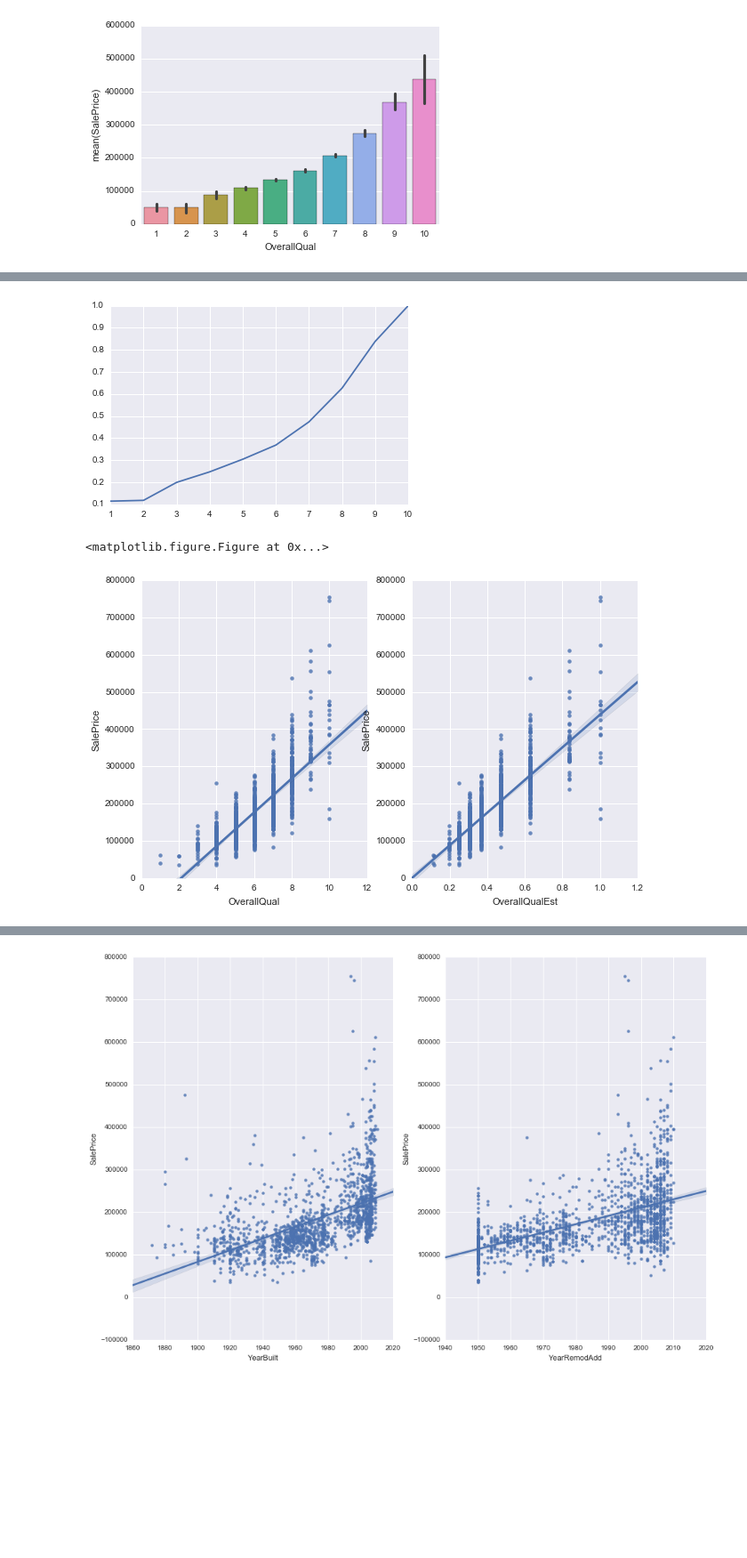
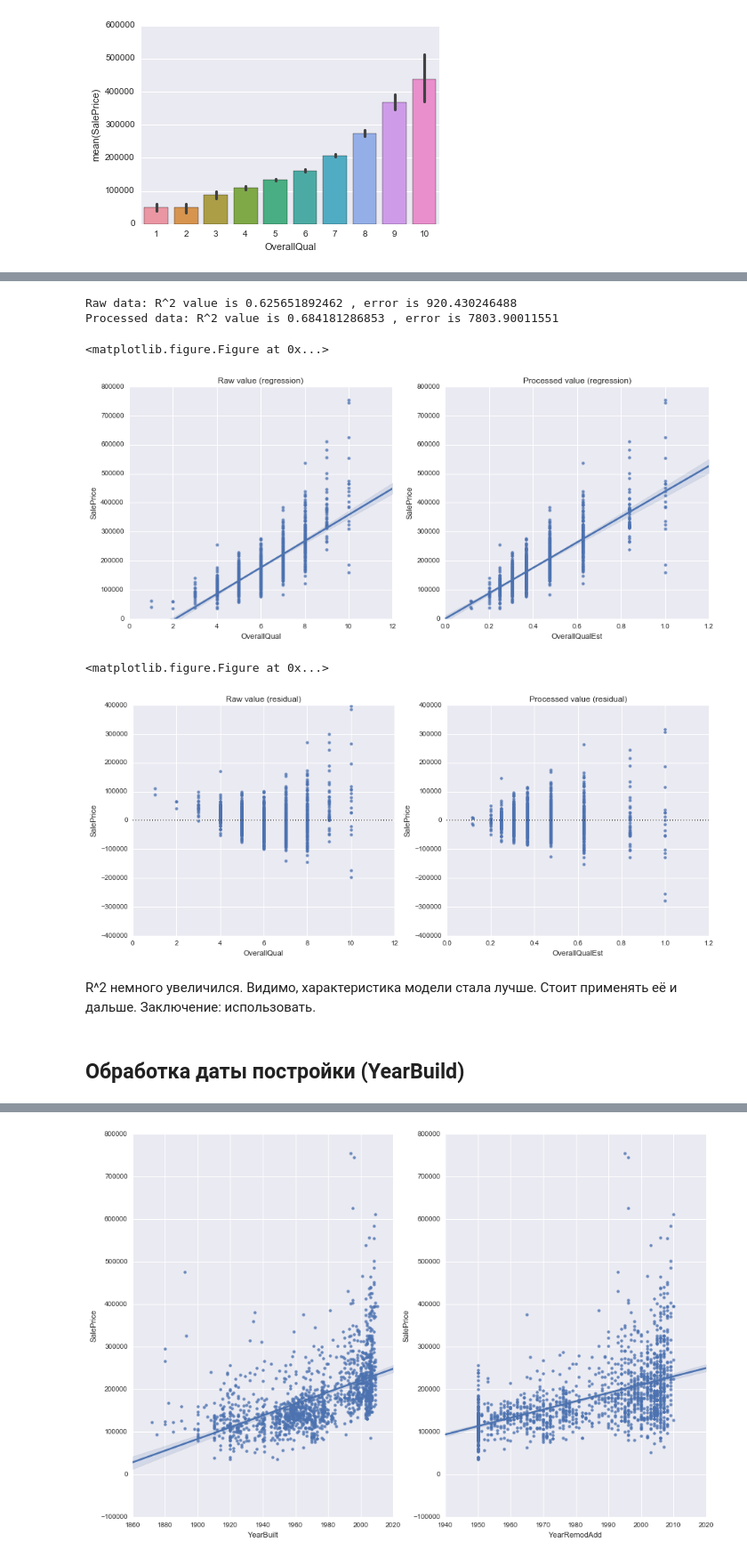
Before and after one commit to PhySci/ML_house_selling, a Jupyter notebook: Analisys.ipynb, the cells around one changed output, grey strips where cells are left out. Shown at 89% size. Saved outputs shown, nothing was run; the diff lists cells and outputs as text; code cells hidden in the pictures; blank space fills up the shorter version.

```diff
--- a/Analisys.ipynb
+++ b/Analisys.ipynb
@@ -71,27 +65,57 @@ sns.boxplot(x="LotConfig", y="SalePrice", data=data);
 # %%
 res = np.ndarray([10,2]);
-for item in range(1,11):
+for item in data.OverallQual.unique():
     res[item-1,0] = item;
     res[item-1,1] = data[data.OverallQual == item].SalePrice.mean()
 
 # normalize
-plt.figure()
 res[:,1] = res[:,1]/res[9,1]
-plt.plot(res[:,0],res[:,1]);
 
 for item, val in res:
     data.loc[data.OverallQual == item,'OverallQualEst'] = val;
 
+
+# regression plot
 plt.figure()
-plt.figure(figsize = [10,6])
+plt.figure(figsize = [15,6])
 plt.subplot(121)
 sns.regplot(x="OverallQual", y="SalePrice", data=data);
-plt.ylim([0, 800000])
+plt.ylim([0, 800000]);
+plt.title('Raw value (regression)');
 
 plt.subplot(122)
 sns.regplot(x="OverallQualEst", y="SalePrice", data=data);
 plt.ylim([0, 800000]);
+plt.title('Processed value (regression)');
+
+
+# residual plot
+plt.figure();
+plt.figure(figsize = [15,6]);
+plt.subplot(121);
+sns.residplot(x="OverallQual", y="SalePrice", data=data);
+plt.ylim([-400000, 400000]);
+plt.title('Raw value (residual)');
+
+plt.subplot(122)
+sns.residplot(x="OverallQualEst", y="SalePrice", data=data);
+plt.ylim([-400000, 400000]);
+plt.title('Processed value (residual)');
+
+# test of linear regression model
+slope, intercept, r_value1, p_value, std_err = sts.linregress(data.OverallQual,data.SalePrice)
+print "Raw data: R^2 value is", r_value1**2,", error is",std_err
+slope, intercept, r_value2, p_value, std_err = sts.linregress(data.OverallQualEst,data.SalePrice)
+print "Processed data: R^2 value is", r_value2**2,", error is",std_err
 # %% [output]
+Raw data: R^2 value is 0.625651892462 , error is 920.430246488
+Processed data: R^2 value is 0.684181286853 , error is 7803.90011551
+<matplotlib.figure.Figure at 0x...>
-[figure, old version]
+[figure, new version]
-<matplotlib.figure.Figure at 0x...>
+<matplotlib.figure.Figure at 0x...>
-[figure, old version]
+[figure, new version]
+# %% [markdown]
+R^2 немного увеличился. Видимо, характеристика модели стала лучше. Стоит применять её и дальше.
+Заключение: использовать.
+# %% [markdown]
+## Обработка даты постройки (YearBuild)
```
Also changed, not shown: parts of 11 cells of this notebook, 3 other files.
